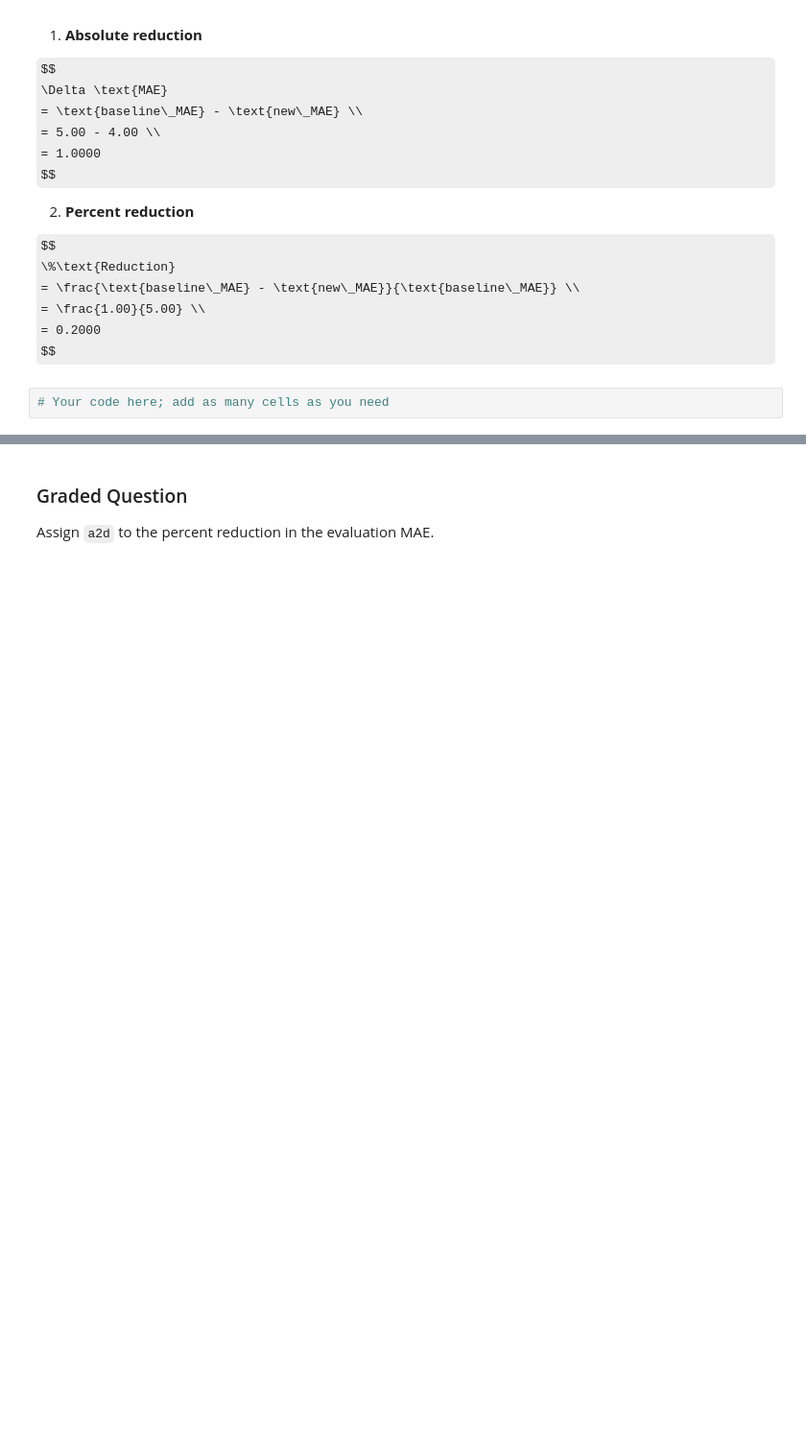
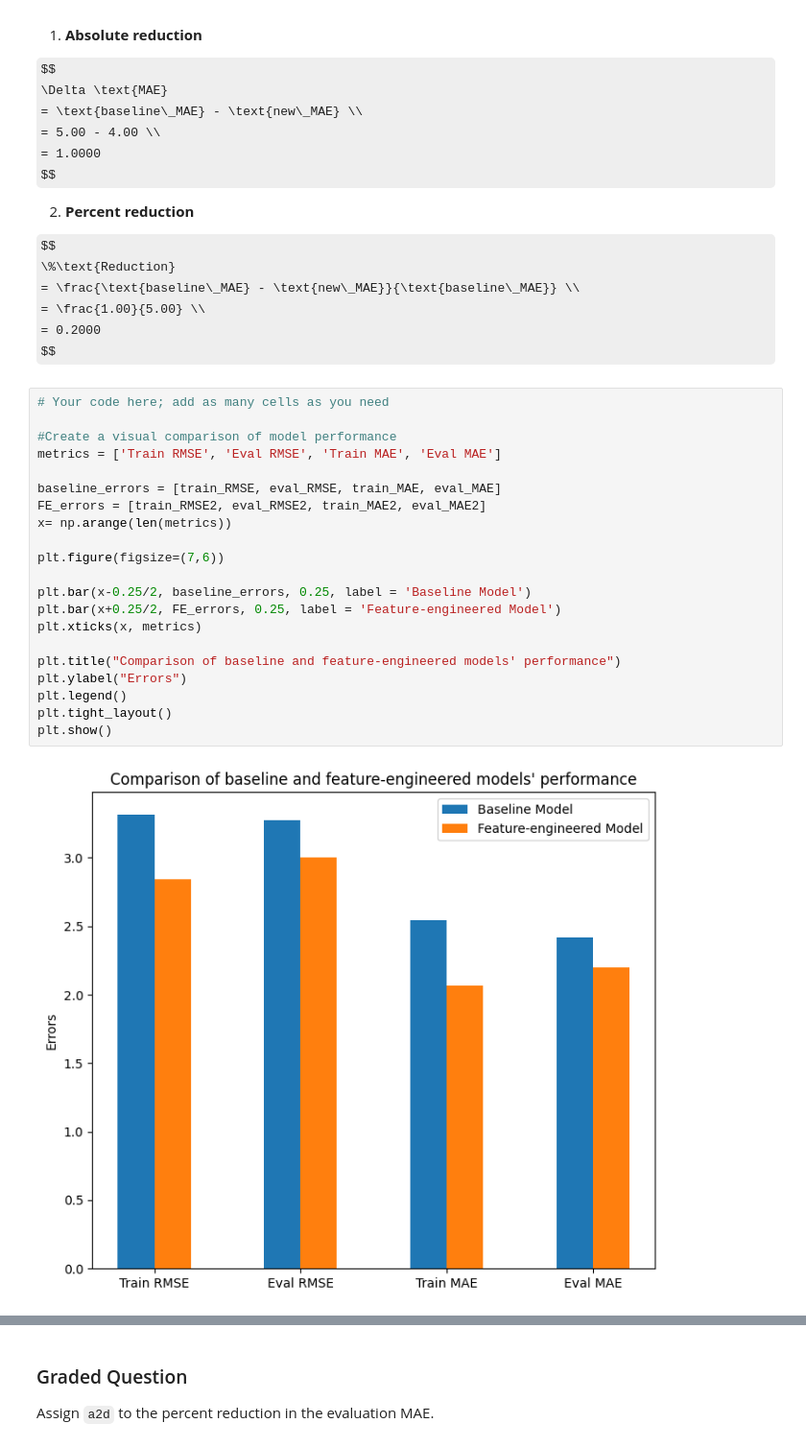
Before and after one commit to Jbaner/Module-3-Assignments, a Jupyter notebook: Homework_03.ipynb, the cells around one changed output, grey strips where cells are left out. Shown at 96% size. Saved outputs shown, nothing was run; the diff lists cells and outputs as text; some formulas as TeX source; blank space fills up the shorter version.

```diff
--- a/Homework_03.ipynb
+++ b/Homework_03.ipynb
@@ -795,3 +795,24 @@ $$
 $$
 # %%
 # Your code here; add as many cells as you need
+
+#Create a visual comparison of model performance
+metrics = ['Train RMSE', 'Eval RMSE', 'Train MAE', 'Eval MAE']
+
+baseline_errors = [train_RMSE, eval_RMSE, train_MAE, eval_MAE]
+FE_errors = [train_RMSE2, eval_RMSE2, train_MAE2, eval_MAE2]
+x= np.arange(len(metrics))
+
+plt.figure(figsize=(7,6))
+
+plt.bar(x-0.25/2, baseline_errors, 0.25, label = 'Baseline Model')
+plt.bar(x+0.25/2, FE_errors, 0.25, label = 'Feature-engineered Model')
+plt.xticks(x, metrics)
+
+plt.title("Comparison of baseline and feature-engineered models' performance")
+plt.ylabel("Errors")
+plt.legend()
+plt.tight_layout()
+plt.show()
+# %% [output]
+[figure, added]
```
Also changed, not shown: parts of 4 cells of this notebook.
